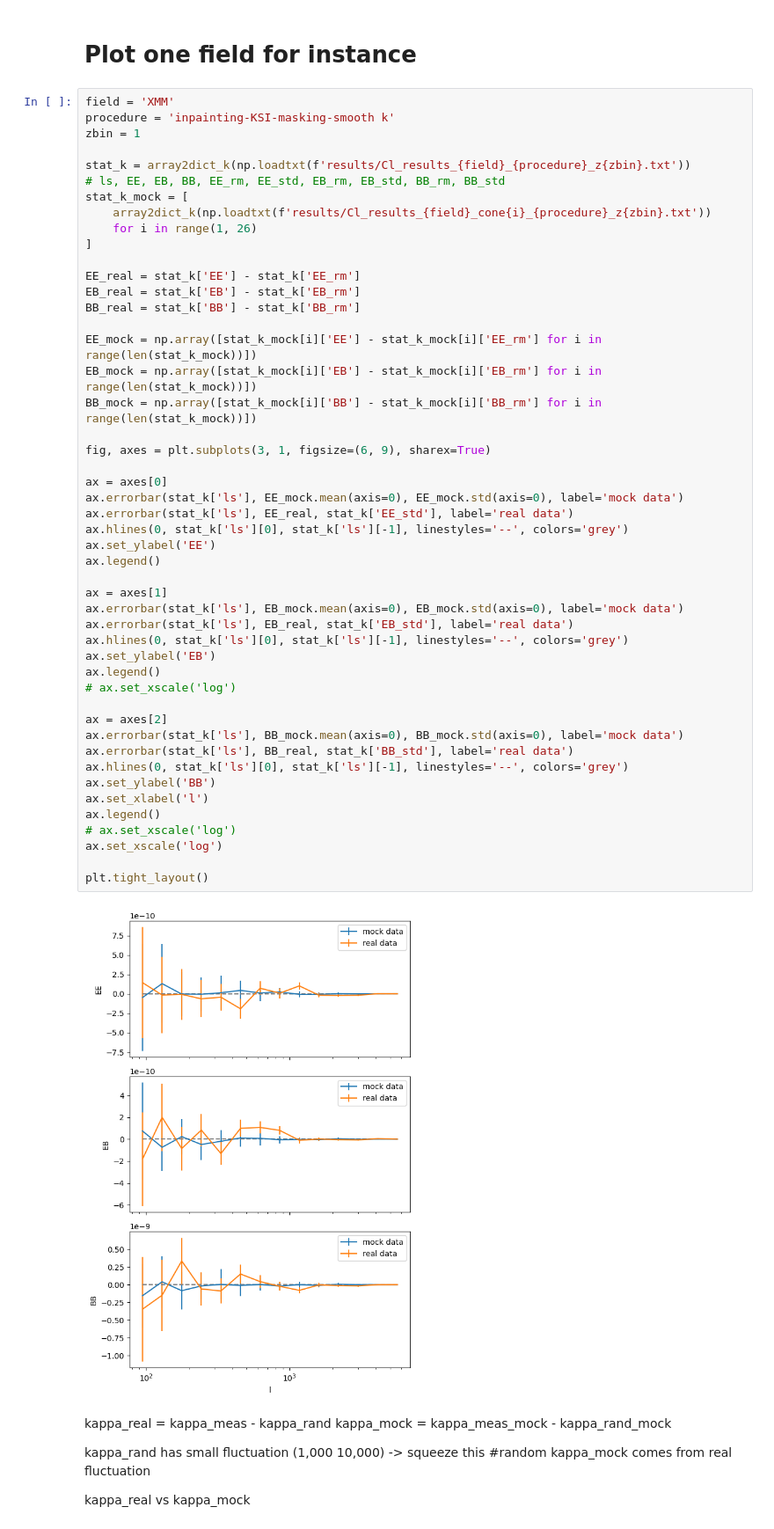
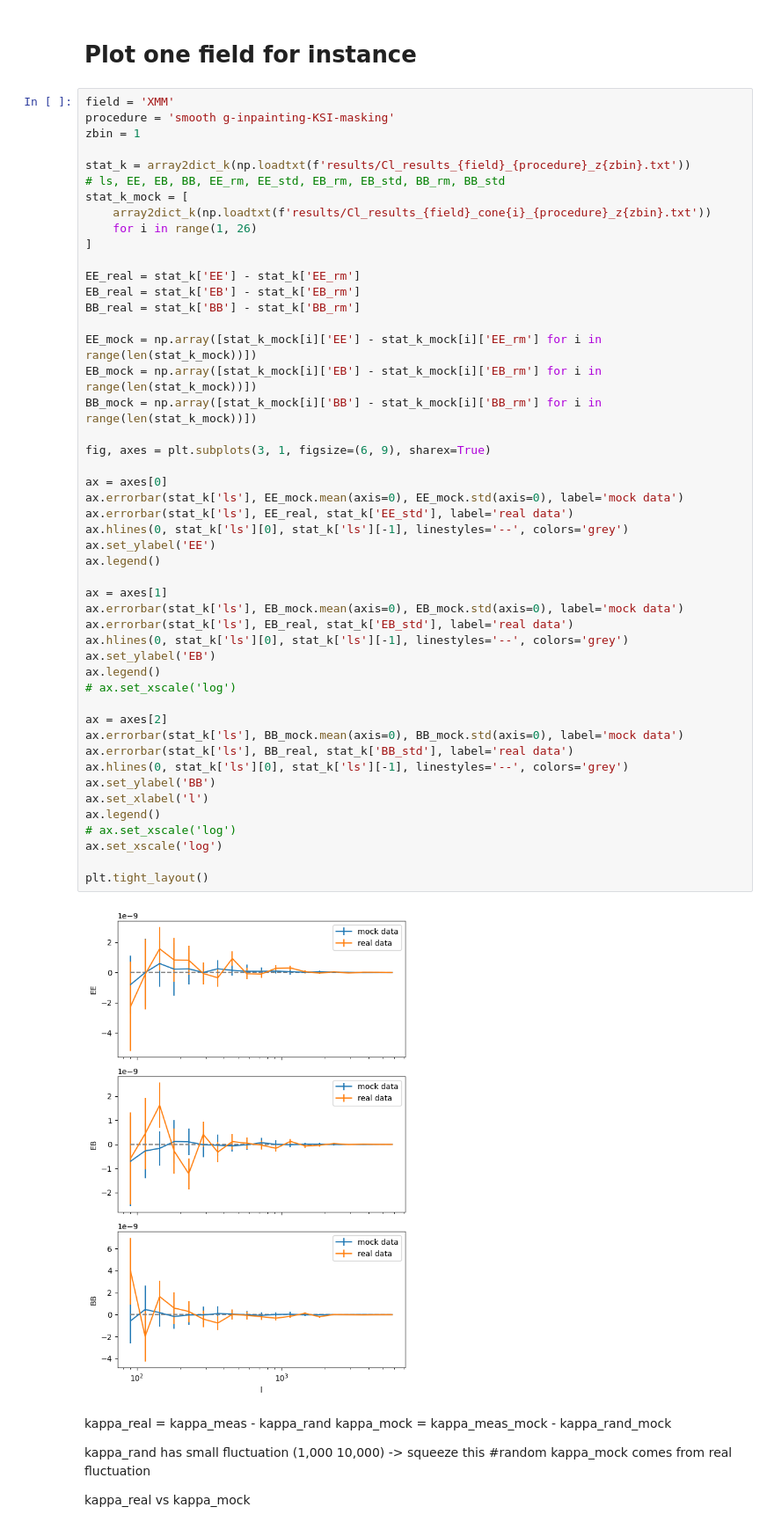
Before and after one commit to MeloDi-23/HSC-NG-Y3, a Jupyter notebook: kappa_signal_final_tomobin.ipynb, the cells around one changed output. Shown at 88% size. Cells and saved outputs as stored; diff of their text form.

```diff
--- a/kappa_signal_final_tomobin.ipynb
+++ b/kappa_signal_final_tomobin.ipynb
@@ -61,7 +60,7 @@ array2dict_k = lambda arr: {['ls', 'EE', 'EB', 'BB', 'EE_rm', 'EE_std', 'EB_rm',
 # Plot one field for instance
 # %%
 field = 'XMM'
-procedure = 'inpainting-KSI-masking-smooth k'
+procedure = 'smooth g-inpainting-KSI-masking'
 zbin = 1
 
 stat_k = array2dict_k(np.loadtxt(f'results/Cl_results_{field}_{procedure}_z{zbin}.txt'))
@@ -81,34 +80,34 @@ BB_mock = np.array([stat_k_mock[i]['BB'] - stat_k_mock[i]['BB_rm'] for i in rang
 
 fig, axes = plt.subplots(3, 1, figsize=(6, 9), sharex=True)
 
 ax = axes[0]
 ax.errorbar(stat_k['ls'], EE_mock.mean(axis=0), EE_mock.std(axis=0), label='mock data')
 ax.errorbar(stat_k['ls'], EE_real, stat_k['EE_std'], label='real data')
 ax.hlines(0, stat_k['ls'][0], stat_k['ls'][-1], linestyles='--', colors='grey')
 ax.set_ylabel('EE')
 ax.legend()
 
 ax = axes[1]
 ax.errorbar(stat_k['ls'], EB_mock.mean(axis=0), EB_mock.std(axis=0), label='mock data')
 ax.errorbar(stat_k['ls'], EB_real, stat_k['EB_std'], label='real data')
 ax.hlines(0, stat_k['ls'][0], stat_k['ls'][-1], linestyles='--', colors='grey')
 ax.set_ylabel('EB')
 ax.legend()
 # ax.set_xscale('log')
 
 ax = axes[2]
 ax.errorbar(stat_k['ls'], BB_mock.mean(axis=0), BB_mock.std(axis=0), label='mock data')
 ax.errorbar(stat_k['ls'], BB_real, stat_k['BB_std'], label='real data')
 ax.hlines(0, stat_k['ls'][0], stat_k['ls'][-1], linestyles='--', colors='grey')
 ax.set_ylabel('BB')
 ax.set_xlabel('l')
 ax.legend()
 # ax.set_xscale('log')
 ax.set_xscale('log')
 
 plt.tight_layout()
 # %% [output]
-[figure, old version]
+[figure, new version]
 # %% [markdown]
 kappa_real = kappa_meas - kappa_rand
 kappa_mock = kappa_meas_mock - kappa_rand_mock
```
Also changed, not shown: parts of 8 cells of this notebook, 6 other files.
